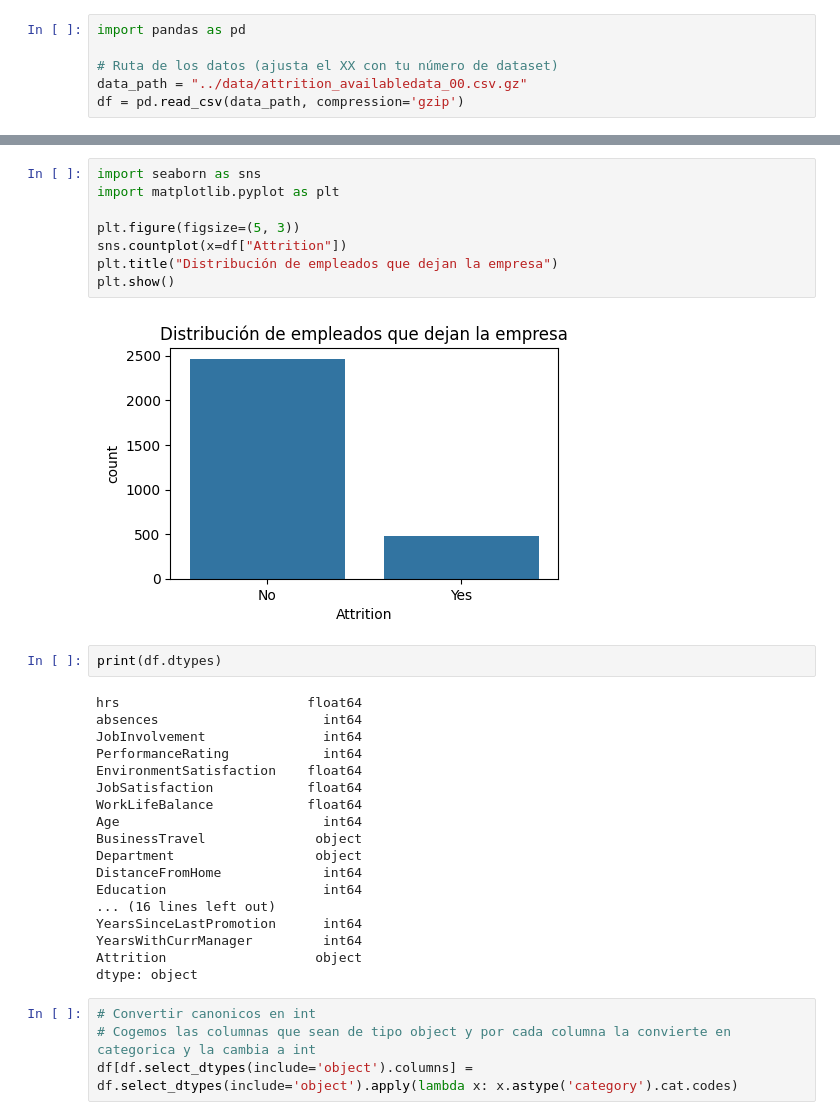
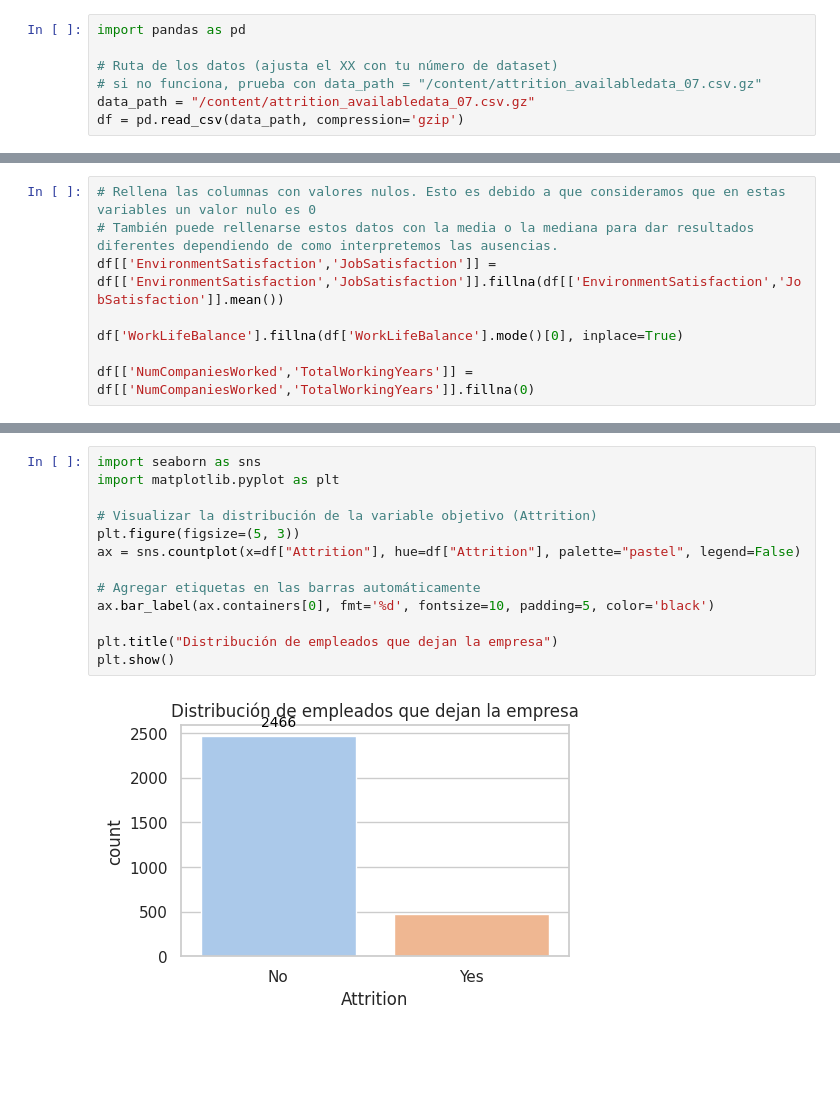
Before and after one commit to 100495680/AppComida, a Jupyter notebook: notebooks/eda.ipynb, the cells around one changed output, grey strips where cells are left out. Drawn from its saved outputs; the diff is of its cells as text; blank space fills up the shorter version.

```diff
--- a/notebooks/eda.ipynb
+++ b/notebooks/eda.ipynb
@@ -2,6 +5,7 @@
 import pandas as pd
 
 # Ruta de los datos (ajusta el XX con tu número de dataset)
-data_path = "../data/attrition_availabledata_00.csv.gz"
+# si no funciona, prueba con data_path = "/content/attrition_availabledata_07.csv.gz"
+data_path = "/content/attrition_availabledata_07.csv.gz"
 df = pd.read_csv(data_path, compression='gzip')
 # %%
@@ -37,0 +83,8 @@ dtype: int64
+# %%
+# Rellena las columnas con valores nulos. Esto es debido a que consideramos que en estas variables un valor nulo es 0
+# También puede rellenarse estos datos con la media o la mediana para dar resultados diferentes dependiendo de como interpretemos las ausencias.
+df[['EnvironmentSatisfaction','JobSatisfaction']] = df[['EnvironmentSatisfaction','JobSatisfaction']].fillna(df[['EnvironmentSatisfaction','JobSatisfaction']].mean())
+
+df['WorkLifeBalance'].fillna(df['WorkLifeBalance'].mode()[0], inplace=True)
+
+df[['NumCompaniesWorked','TotalWorkingYears']] = df[['NumCompaniesWorked','TotalWorkingYears']].fillna(0)
@@ -38,34 +141,15 @@ dtype: int64
 # %%
 import seaborn as sns
 import matplotlib.pyplot as plt
 
+# Visualizar la distribución de la variable objetivo (Attrition)
 plt.figure(figsize=(5, 3))
-sns.countplot(x=df["Attrition"])
+ax = sns.countplot(x=df["Attrition"], hue=df["Attrition"], palette="pastel", legend=False)
+
+# Agregar etiquetas en las barras automáticamente
+ax.bar_label(ax.containers[0], fmt='%d', fontsize=10, padding=5, color='black')
+
 plt.title("Distribución de empleados que dejan la empresa")
 plt.show()
 # %% [output]
-[figure, old version]
+[figure, new version]
-# %%
-print(df.dtypes)
-# %% [output]
-hrs                        float64
-absences                     int64
-JobInvolvement               int64
-PerformanceRating            int64
-EnvironmentSatisfaction    float64
-JobSatisfaction            float64
-WorkLifeBalance            float64
-Age                          int64
-BusinessTravel              object
-Department                  object
-DistanceFromHome             int64
-Education                    int64
-... (16 lines left out)
-YearsSinceLastPromotion      int64
-YearsWithCurrManager         int64
-Attrition                   object
-dtype: object
-# %%
-# Convertir canonicos en int
-# Cogemos las columnas que sean de tipo object y por cada columna la convierte en categorica y la cambia a int
-df[df.select_dtypes(include='object').columns] = df.select_dtypes(include='object').apply(lambda x: x.astype('category').cat.codes)
```
Also changed, not shown: parts of 24 cells of this notebook.
